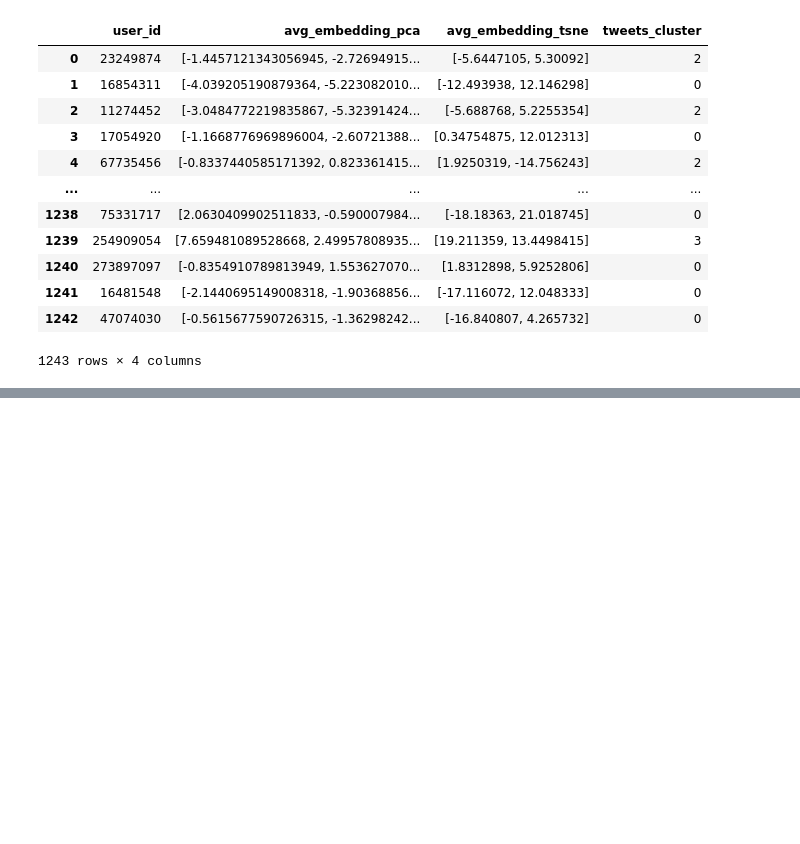
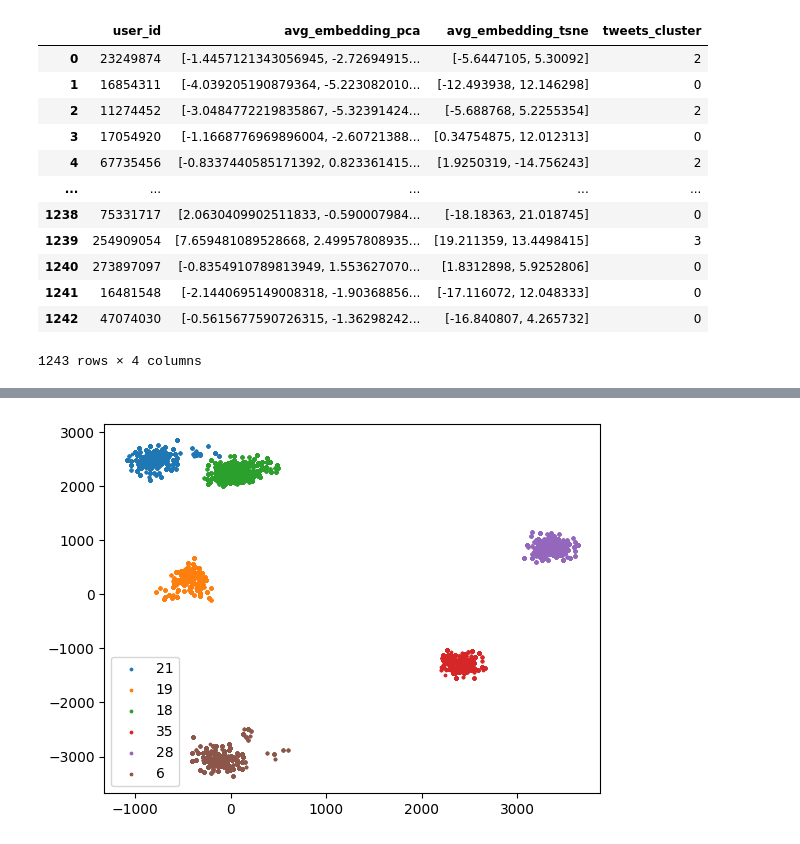
Before and after one commit to AleksandraSorokovikova/community-idea-lab-detection, a Jupyter notebook: sandbox/clustering_relies.ipynb, the cells around one changed output, grey strips where cells are left out. Cells and saved outputs as stored; diff of their text form; code cells hidden in the pictures; blank space fills up the shorter version.

```diff
--- a/sandbox/clustering_relies.ipynb
+++ b/sandbox/clustering_relies.ipynb
@@ -165,0 +200,9 @@ with open('replies_clusters.pickle', 'wb') as f:
+# %%
+fig, ax = plt.subplots()
+for cluster in replies_clusters['cluster'].unique():
+    users_cluster = replies_clusters.query('cluster == @cluster')
+    plt.scatter(users_cluster['X'], users_cluster['Y'], s=3, label=cluster)
+ax.legend()
+plt.show()
+# %% [output]
+[figure, added]
```
Also changed, not shown: parts of 5 cells of this notebook.
